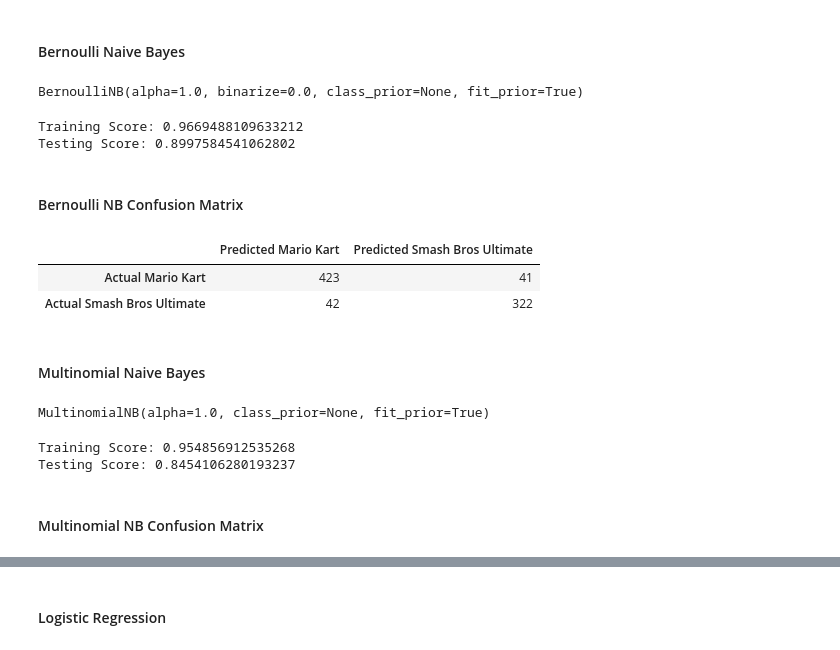
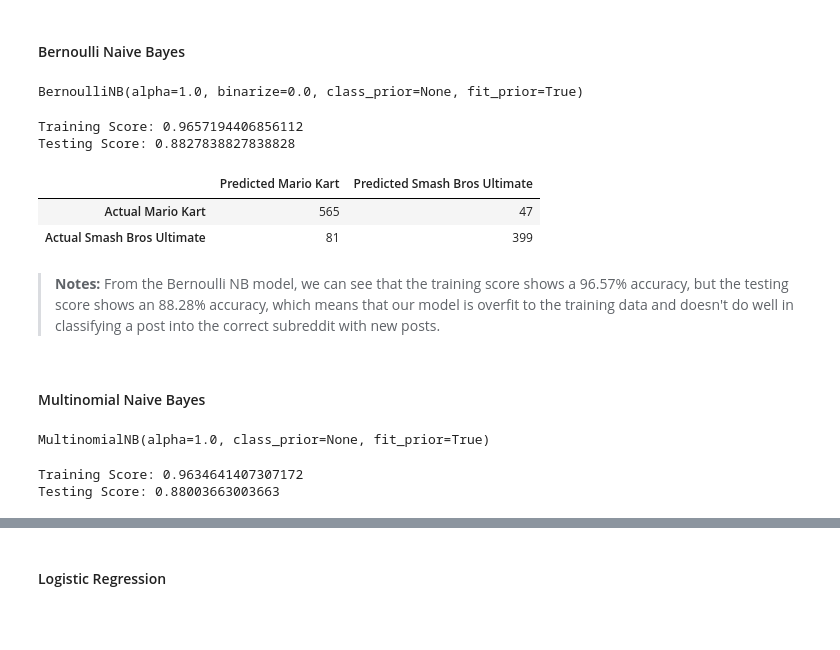
Before and after one commit to kellywu218/Reddit_NLP, a Jupyter notebook: code/project_code.ipynb, the cells around one changed output, grey strips where cells are left out. Drawn from its saved outputs; the diff is of its cells as text; code cells hidden in the pictures; blank space fills up the shorter version.

```diff
--- a/code/project_code.ipynb
+++ b/code/project_code.ipynb
@@ -543,47 +478,52 @@ Name: subreddit, dtype: float64
 # %%
-tvec = TfidfVectorizer()
-new_X_train = tvec.fit_transform(X_train).toarray()
-new_X_test = tvec.transform(X_test).toarray()
+cvec = CountVectorizer()
+cvec_X_train = cvec.fit_transform(X_train).toarray()
+cvec_X_test = cvec.transform(X_test).toarray()
 # %% [markdown]
 #### Bernoulli Naive Bayes
-# %%
-bnb = BernoulliNB()
-bnb.fit(new_X_train, y_train)
-# %% [output]
-BernoulliNB(alpha=1.0, binarize=0.0, class_prior=None, fit_prior=True)
+# %%
+# Instantiate and fit the model
+bnb = BernoulliNB()
+bnb.fit(cvec_X_train, y_train)
+# %% [output]
+BernoulliNB(alpha=1.0, binarize=0.0, class_prior=None, fit_prior=True)
 # %%
-print(f'Training Score: {bnb.score(new_X_train, y_train)}')
-print(f'Testing Score: {bnb.score(new_X_test, y_test)}')
+# Calculate and print the accuracy of our model and both data sets
+print(f'Training Score: {bnb.score(cvec_X_train, y_train)}')
+print(f'Testing Score: {bnb.score(cvec_X_test, y_test)}')
 # %% [output]
-Training Score: 0.9669488109633212
-Testing Score: 0.8997584541062802
+Training Score: 0.9657194406856112
+Testing Score: 0.8827838827838828
-# %% [markdown]
-#### Bernoulli NB Confusion Matrix
+# %%
+# Predict our y using our model
+bnb_preds = bnb.predict(cvec_X_test)
+
+# Creating a confusion matrix that compares our actual y values versus our predicted y values from the model
+bnb_cm = confusion_matrix(y_test, bnb_preds)
 # %%
-y_test_preds = bnb.predict(new_X_test)
-
-cm = confusion_matrix(y_test, y_test_preds)
-
-cm_df = pd.DataFrame(cm,
-                     columns = ['Predicted Mario Kart', 'Predicted Smash Bros Ultimate'],
-                     index = ['Actual Mario Kart', 'Actual Smash Bros Ultimate'])
-cm_df
+# Create dataframe from confusion matrix array
+bnb_cm_df = pd.DataFrame(bnb_cm,
+                         columns = ['Predicted Mario Kart', 'Predicted Smash Bros Ultimate'],
+                         index = ['Actual Mario Kart', 'Actual Smash Bros Ultimate'])
+bnb_cm_df
 # %% [output]
 |  | Predicted Mario Kart | Predicted Smash Bros Ultimate |
-| Actual Mario Kart | 423 | 41 |
-| Actual Smash Bros Ultimate | 42 | 322 |
+| Actual Mario Kart | 565 | 47 |
+| Actual Smash Bros Ultimate | 81 | 399 |
+# %% [markdown]
+> **Notes:** From the Bernoulli NB model, we can see that the training score shows a 96.57% accuracy, but the testing score shows an 88.28% accuracy, which means that our model is overfit to the training data and doesn't do well in classifying a post into the correct subreddit with new posts.
 # %% [markdown]
 #### Multinomial Naive Bayes
-# %%
-mnb = MultinomialNB()
-mnb.fit(new_X_train, y_train)
-# %% [output]
-MultinomialNB(alpha=1.0, class_prior=None, fit_prior=True)
+# %%
+# Instantiate and fit the model
+mnb = MultinomialNB()
+mnb.fit(cvec_X_train, y_train)
+# %% [output]
+MultinomialNB(alpha=1.0, class_prior=None, fit_prior=True)
 # %%
-print(f'Training Score: {mnb.score(new_X_train, y_train)}')
-print(f'Testing Score: {mnb.score(new_X_test, y_test)}')
+# Calculate and print the accuracy of our model and both data sets
+print(f'Training Score: {mnb.score(cvec_X_train, y_train)}')
+print(f'Testing Score: {mnb.score(cvec_X_test, y_test)}')
 # %% [output]
-Training Score: 0.954856912535268
-Testing Score: 0.8454106280193237
+Training Score: 0.9634641407307172
+Testing Score: 0.88003663003663
-# %% [markdown]
-#### Multinomial NB Confusion Matrix
```
Also changed, not shown: parts of 191 cells of this notebook, 1 other file.
